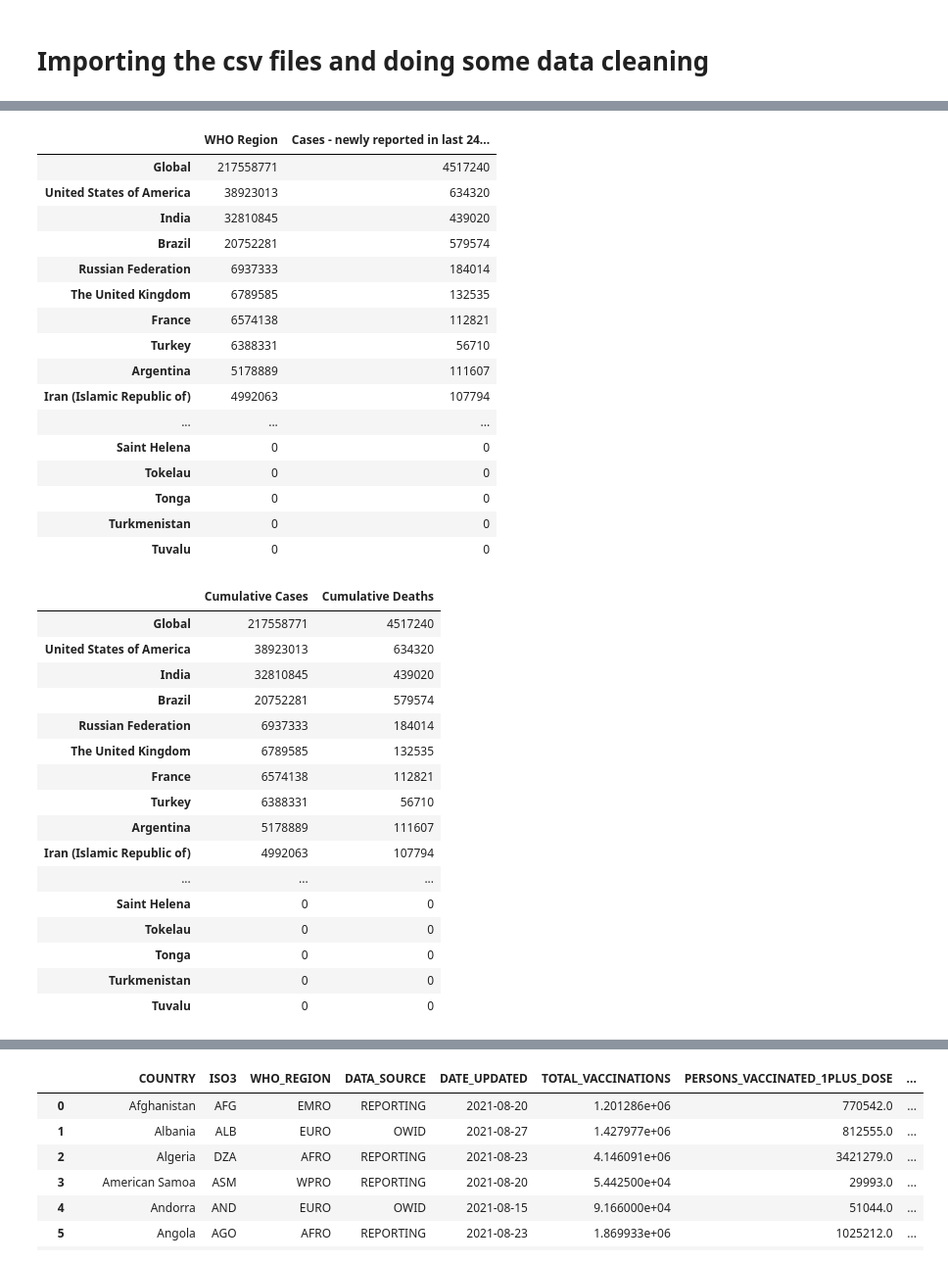
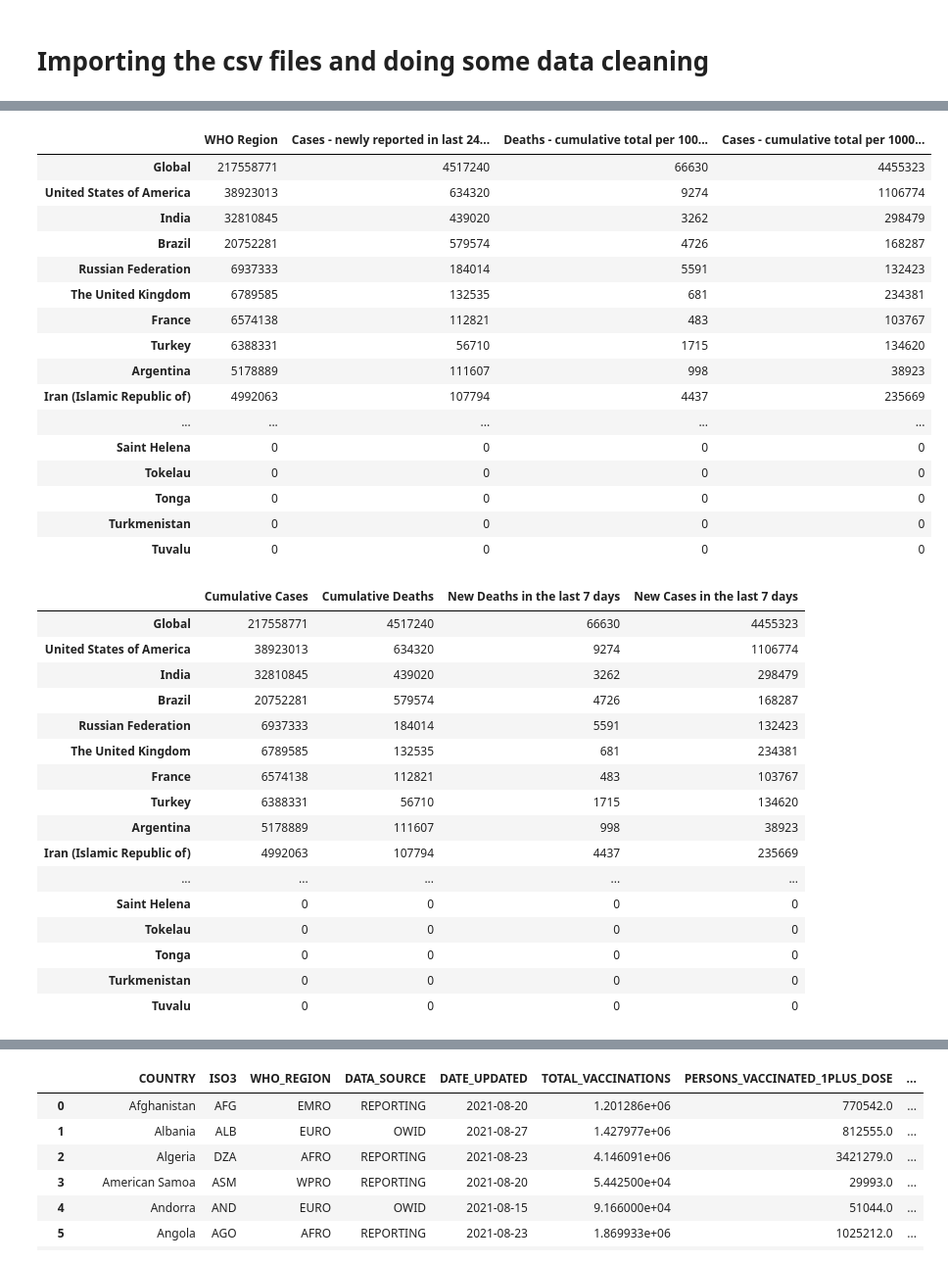
Before and after one commit to NigelGondo/Portfolio_Projects, a Jupyter notebook: Hypothesis test to see if high vaccination rates lead to lower death rates.ipynb, the cells around one changed output, grey strips where cells are left out. Shown at 98% size. Saved outputs shown, nothing was run; the diff lists cells and outputs as text; code cells hidden in the pictures.

```diff
--- a/Hypothesis test to see if high vaccination rates lead to lower death rates.ipynb
+++ b/Hypothesis test to see if high vaccination rates lead to lower death rates.ipynb
@@ -36,50 +36,54 @@ global_data
 # %%
 #dropping unnecessary tables and renaming the columns shifted when creating the data frame
 global_data_new = global_data.filter(['WHO Region',
-                                      'Cases - newly reported in last 24 hours' ],
+                                      'Cases - newly reported in last 24 hours',
+                                      'Deaths - cumulative total per 100000 population',
+                                     'Cases - cumulative total per 100000 population'],
                                      axis=1)
 global_data_new
 # %% [output]
-|  | WHO Region | Cases - newly reported in last 24... |
-| Global | 217558771 | 4517240 |
-| United States of America | 38923013 | 634320 |
-| India | 32810845 | 439020 |
-| Brazil | 20752281 | 579574 |
-| Russian Federation | 6937333 | 184014 |
-| The United Kingdom | 6789585 | 132535 |
-| France | 6574138 | 112821 |
-| Turkey | 6388331 | 56710 |
-| Argentina | 5178889 | 111607 |
-| Iran (Islamic Republic of) | 4992063 | 107794 |
-| ... | ... | ... |
-| Saint Helena | 0 | 0 |
-| Tokelau | 0 | 0 |
-| Tonga | 0 | 0 |
-| Turkmenistan | 0 | 0 |
-| Tuvalu | 0 | 0 |
+|  | WHO Region | Cases - newly reported in last 24... | Deaths - cumulative total per 100... | Cases - cumulative total per 1000... |
+| Global | 217558771 | 4517240 | 66630 | 4455323 |
+| United States of America | 38923013 | 634320 | 9274 | 1106774 |
+| India | 32810845 | 439020 | 3262 | 298479 |
+| Brazil | 20752281 | 579574 | 4726 | 168287 |
+| Russian Federation | 6937333 | 184014 | 5591 | 132423 |
+| The United Kingdom | 6789585 | 132535 | 681 | 234381 |
+| France | 6574138 | 112821 | 483 | 103767 |
+| Turkey | 6388331 | 56710 | 1715 | 134620 |
+| Argentina | 5178889 | 111607 | 998 | 38923 |
+| Iran (Islamic Republic of) | 4992063 | 107794 | 4437 | 235669 |
+| ... | ... | ... | ... | ... |
+| Saint Helena | 0 | 0 | 0 | 0 |
+| Tokelau | 0 | 0 | 0 | 0 |
+| Tonga | 0 | 0 | 0 | 0 |
+| Turkmenistan | 0 | 0 | 0 | 0 |
+| Tuvalu | 0 | 0 | 0 | 0 |
 # %%
 #renaming the columns shifted when creating the data frame
 global_data_final = global_data_new.rename(columns={'WHO Region': 'Cumulative Cases',
-                                           'Cases - newly reported in last 24 hours':'Cumulative Deaths'})
+                                           'Cases - newly reported in last 24 hours':'Cumulative Deaths',
+                                            'Deaths - cumulative total per 100000 population':'New Deaths in the last 7 days',
+                                                    'Cases - cumulative total per 100000 population': 'New Cases in the last 7 days'})
 global_data_final
 # %% [output]
-|  | Cumulative Cases | Cumulative Deaths |
-| Global | 217558771 | 4517240 |
-| United States of America | 38923013 | 634320 |
-| India | 32810845 | 439020 |
-| Brazil | 20752281 | 579574 |
-| Russian Federation | 6937333 | 184014 |
-| The United Kingdom | 6789585 | 132535 |
-| France | 6574138 | 112821 |
-| Turkey | 6388331 | 56710 |
-| Argentina | 5178889 | 111607 |
-| Iran (Islamic Republic of) | 4992063 | 107794 |
-| ... | ... | ... |
-| Saint Helena | 0 | 0 |
-| Tokelau | 0 | 0 |
-| Tonga | 0 | 0 |
-| Turkmenistan | 0 | 0 |
-| Tuvalu | 0 | 0 |
+|  | Cumulative Cases | Cumulative Deaths | New Deaths in the last 7 days | New Cases in the last 7 days |
+| Global | 217558771 | 4517240 | 66630 | 4455323 |
+| United States of America | 38923013 | 634320 | 9274 | 1106774 |
+| India | 32810845 | 439020 | 3262 | 298479 |
+| Brazil | 20752281 | 579574 | 4726 | 168287 |
+| Russian Federation | 6937333 | 184014 | 5591 | 132423 |
+| The United Kingdom | 6789585 | 132535 | 681 | 234381 |
+| France | 6574138 | 112821 | 483 | 103767 |
+| Turkey | 6388331 | 56710 | 1715 | 134620 |
+| Argentina | 5178889 | 111607 | 998 | 38923 |
+| Iran (Islamic Republic of) | 4992063 | 107794 | 4437 | 235669 |
+| ... | ... | ... | ... | ... |
+| Saint Helena | 0 | 0 | 0 | 0 |
+| Tokelau | 0 | 0 | 0 | 0 |
+| Tonga | 0 | 0 | 0 | 0 |
+| Turkmenistan | 0 | 0 | 0 | 0 |
+| Tuvalu | 0 | 0 | 0 | 0 |
 # %%
 #deleting rows that have recorded zero cases
 global_data_final_2 = global_data_final[(global_data_final.T != 0).any()]
```
Also changed, not shown: parts of 23 cells of this notebook.
